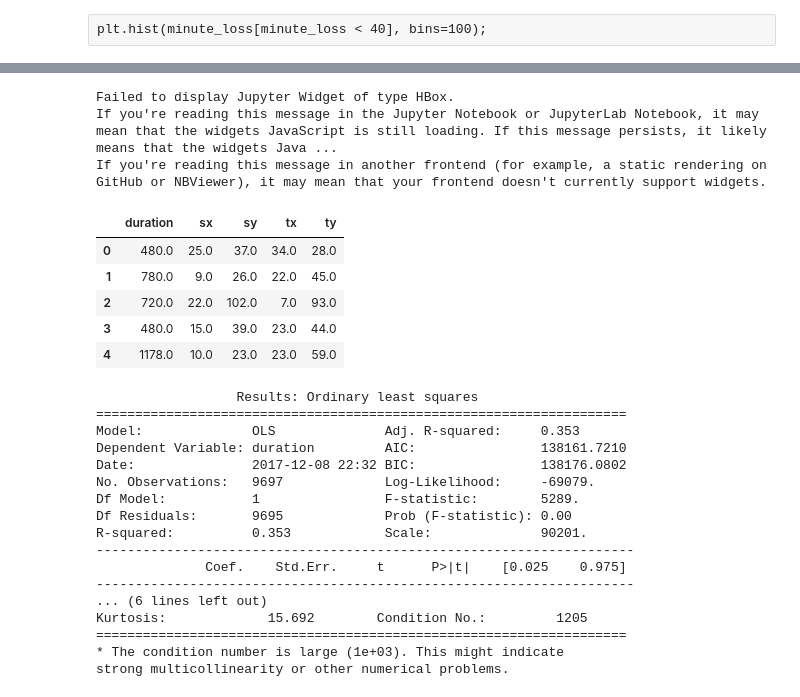
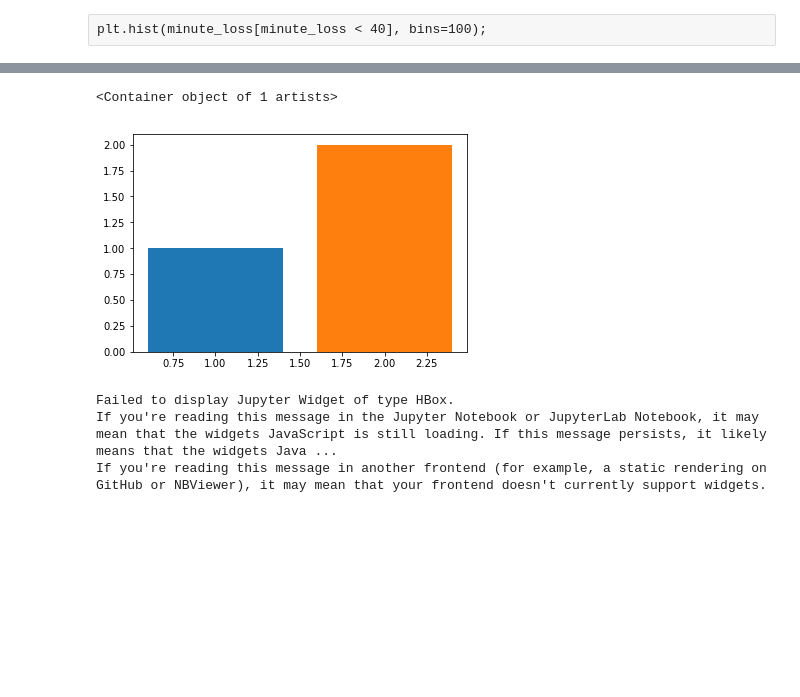
Before and after one commit to M20190649/cs281-final-taxi, a Jupyter notebook: 2017-12-02_FR_unif-ncr-model.ipynb, the cells around one changed output, grey strips where cells are left out. Saved outputs shown, nothing was run; the diff lists cells and outputs as text; code cells hidden in the pictures; blank space fills up the shorter version.

```diff
--- a/2017-12-02_FR_unif-ncr-model.ipynb
+++ b/2017-12-02_FR_unif-ncr-model.ipynb
@@ -120,15 +160,12 @@ test_df = pd.read_csv('data/split_test/JC_week1_hour8_test_40x140.csv')
+# %%
+plt.bar([1,], [1,])
+plt.bar([2,], [2,])
+# %% [output]
+<Container object of 1 artists>
+[figure, added]
 # %%
 errs = test(predict_num, 'results/unif_tues8am_Fri2208')
 # %% [output]
 Failed to display Jupyter Widget of type HBox.
 If you're reading this message in the Jupyter Notebook or JupyterLab Notebook, it may mean that the widgets JavaScript is still loading. If this message persists, it likely means that the widgets Java ...
 If you're reading this message in another frontend (for example, a static rendering on GitHub or NBViewer), it may mean that your frontend doesn't currently support widgets.
-# %%
-test_df.head()
-# %% [output]
-|  | duration | sx | sy | tx | ty |
-| 0 | 480.0 | 25.0 | 37.0 | 34.0 | 28.0 |
-| 1 | 780.0 | 9.0 | 26.0 | 22.0 | 45.0 |
-| 2 | 720.0 | 22.0 | 102.0 | 7.0 | 93.0 |
-| 3 | 480.0 | 15.0 | 39.0 | 23.0 | 44.0 |
-| 4 | 1178.0 | 10.0 | 23.0 | 23.0 | 59.0 |
@@ -139,20 +171,0 @@ import statsmodels.formula.api as smf
-# %%
-fit = smf.ols('duration ~ d', data=test_df).fit().summary2())
-# %% [output]
-                  Results: Ordinary least squares
-====================================================================
-Model:              OLS              Adj. R-squared:     0.353
-Dependent Variable: duration         AIC:                138161.7210
-Date:               2017-12-08 22:32 BIC:                138176.0802
-No. Observations:   9697             Log-Likelihood:     -69079.
-Df Model:           1                F-statistic:        5289.
-Df Residuals:       9695             Prob (F-statistic): 0.00
-R-squared:          0.353            Scale:              90201.
----------------------------------------------------------------------
-              Coef.    Std.Err.     t      P>|t|    [0.025    0.975]
----------------------------------------------------------------------
-... (6 lines left out)
-Kurtosis:             15.692        Condition No.:         1205
-====================================================================
-* The condition number is large (1e+03). This might indicate
-strong multicollinearity or other numerical problems.
```
Also changed, not shown: parts of 10 cells of this notebook, 6 other files.
